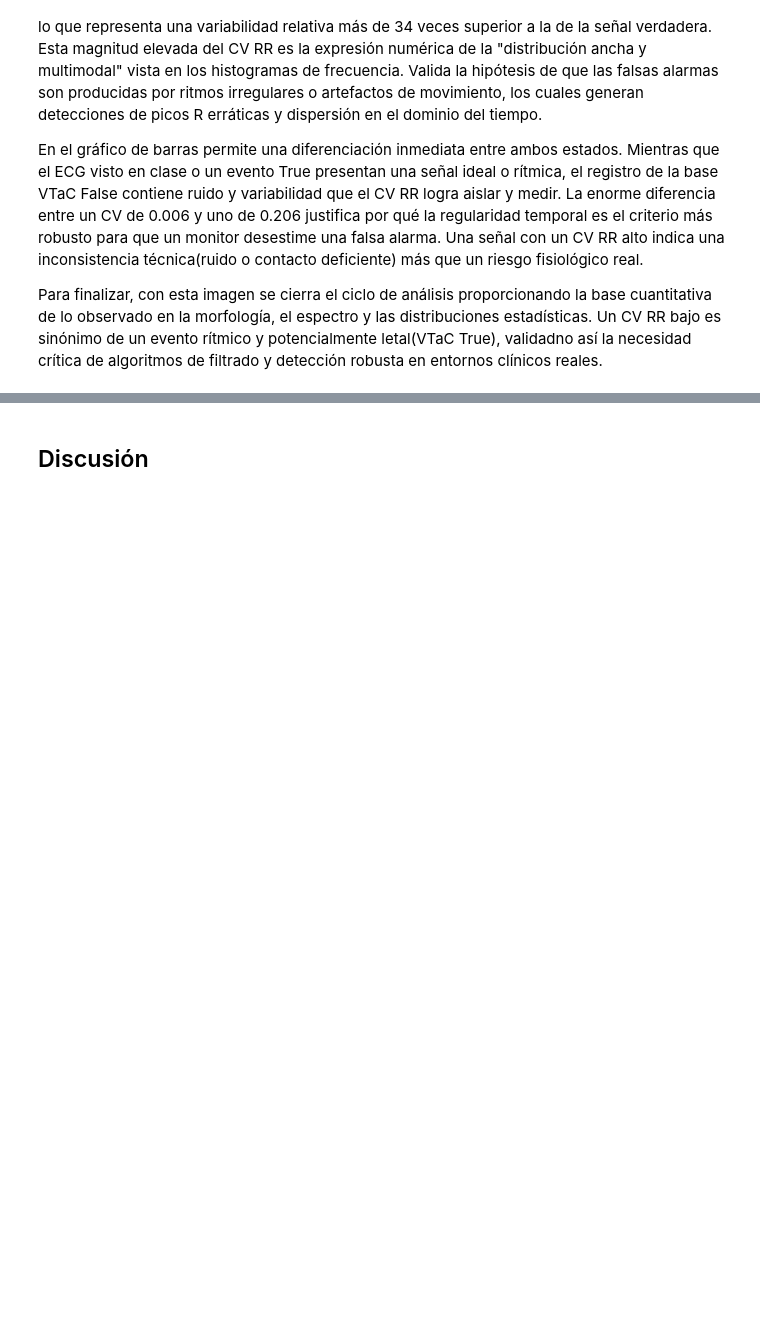
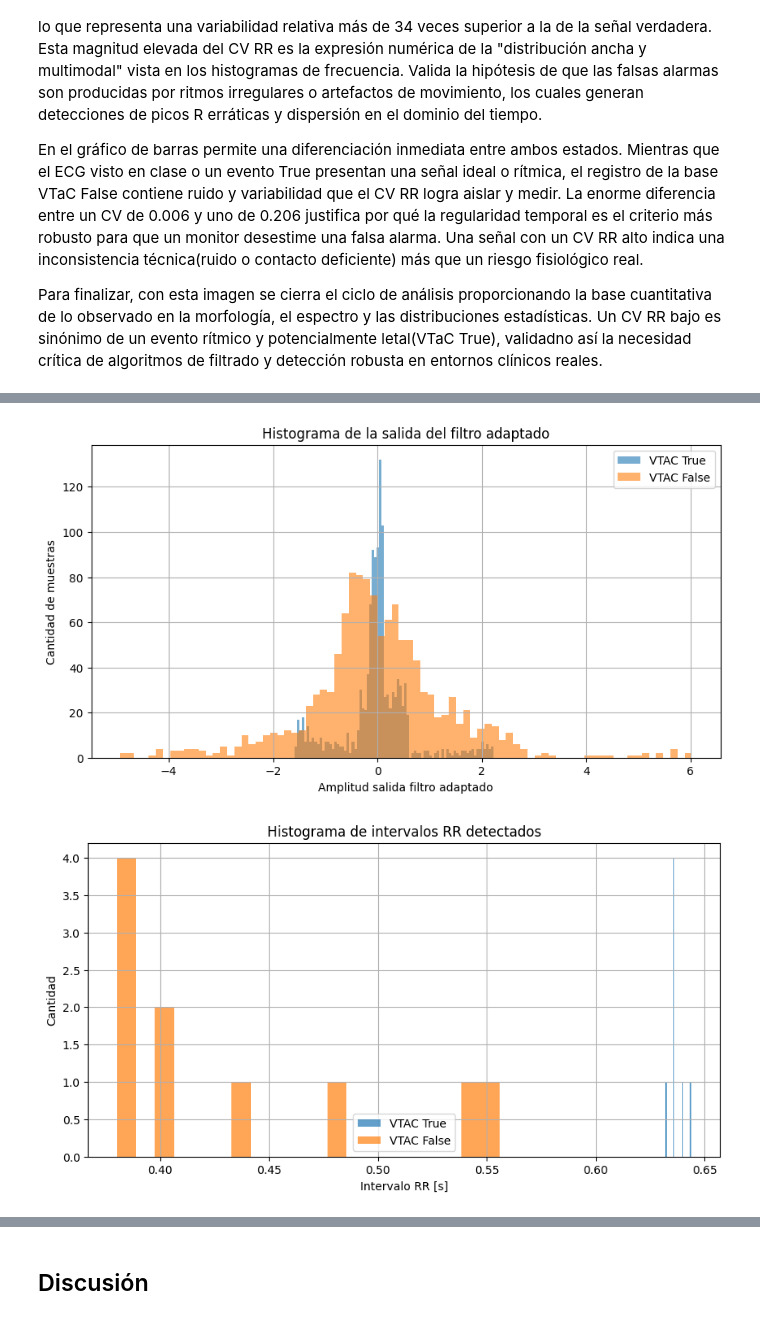
Before and after one commit to aguspaolini/aps-Paolini-Rosso, a Jupyter notebook: Trabajo Final.ipynb, the cells around one changed output, grey strips where cells are left out. Drawn from its saved outputs; the diff is of its cells as text; code cells hidden in the pictures; blank space fills up the shorter version.

```diff
--- a/Trabajo Final.ipynb
+++ b/Trabajo Final.ipynb
@@ -354,0 +541,30 @@ Para finalizar, con esta imagen se cierra el ciclo de análisis proporcionando l
+# %%
+plt.figure(figsize=(10,5))
+
+plt.hist(y_true, bins=80, alpha=0.6, label="VTAC True")
+plt.hist(y_false, bins=80, alpha=0.6, label="VTAC False")
+
+plt.xlabel("Amplitud salida filtro adaptado")
+plt.ylabel("Cantidad de muestras")
+plt.title("Histograma de la salida del filtro adaptado")
+plt.legend()
+plt.grid(True)
+plt.show()
+
+RR_true = np.diff(peaks_mf_true) / fs
+RR_false = np.diff(peaks_mf_false) / fs
+
+plt.figure(figsize=(10,5))
+
+plt.hist(RR_true, bins=20, alpha=0.7, label="VTAC True")
+plt.hist(RR_false, bins=20, alpha=0.7, label="VTAC False")
+
+plt.xlabel("Intervalo RR [s]")
+plt.ylabel("Cantidad")
+plt.title("Histograma de intervalos RR detectados")
+plt.legend()
+plt.grid(True)
+plt.show()
+# %% [output]
+[figure, added]
+[figure, added]
```
Also changed, not shown: parts of 15 cells of this notebook, 2 other files.
